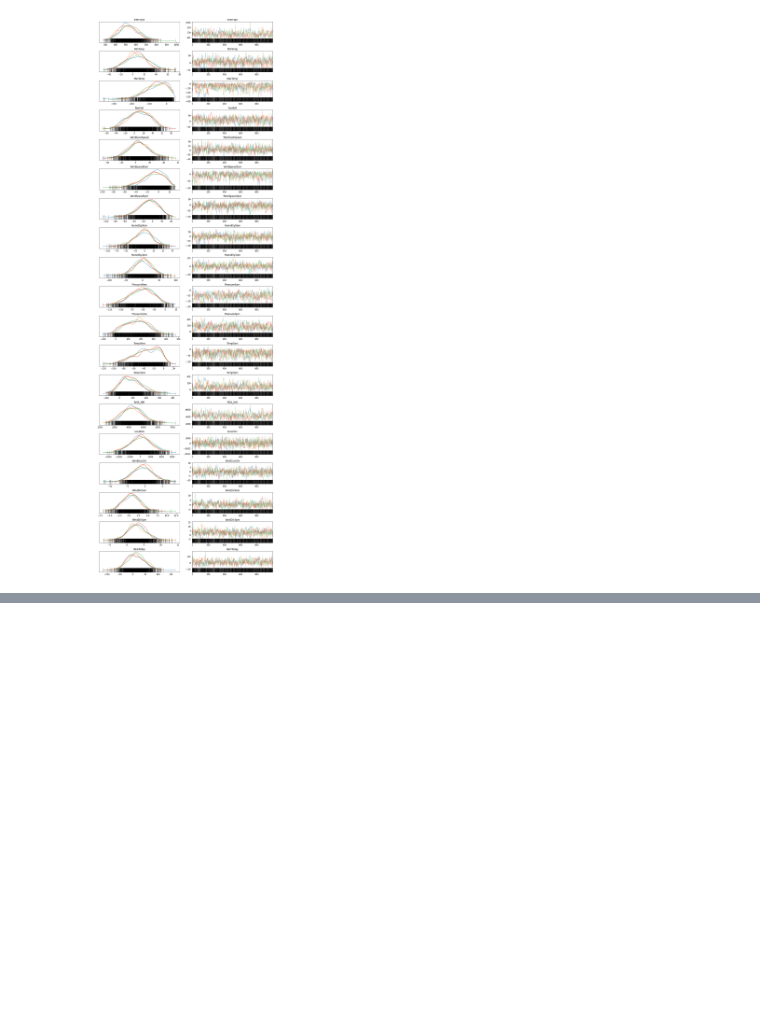
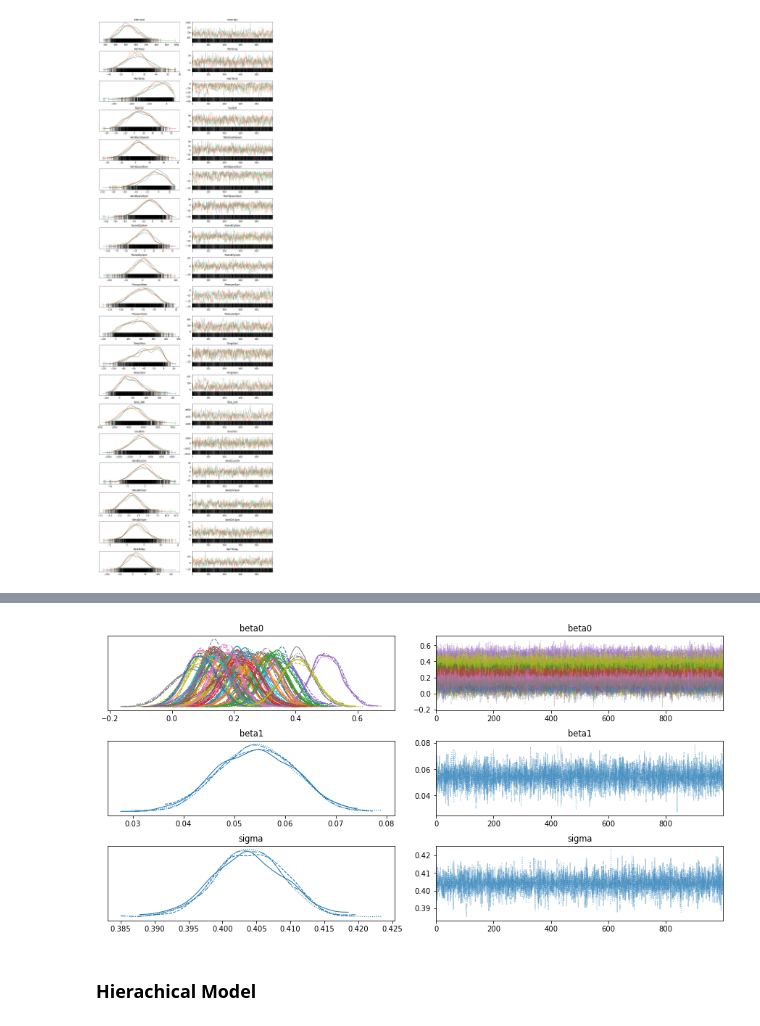
Before and after one commit to gauvand/TextSpamFiltering, a Jupyter notebook: australian_Rain/DataImputation.ipynb, the cells around one changed output, grey strips where cells are left out. Saved outputs shown, nothing was run; the diff lists cells and outputs as text; code cells hidden in the pictures; blank space fills up the shorter version.

Commit message:
new hierchiall and unpooled model with random sampling from dataframe to fix location problem

```diff
--- a/australian_Rain/DataImputation.ipynb
+++ b/australian_Rain/DataImputation.ipynb
@@ -177,0 +180,6 @@ with logistic_model:
+# %%
+Local = aussy_Rain.Location.unique()
+locations = len(Local)
+Location_lookup = dict(zip(Local, range(len(Local))))
+location_Code = aussy_Rain['Location'] = aussy_Rain.Location.replace(Location_lookup).values
+print(aussy_Rain['Location'])
@@ -177,0 +199,11 @@ with logistic_model:
+# %%
+Rainfall = aussy_Rain['Rainfall']
+RainTomorrow =aussy_Rain['RainTomorrow']
+# %%
+with pm.Model() as unpooled_model:
+    beta0 = pm.Normal('beta0', 0, sd=1e5, shape=locations)
+    beta1 = pm.Normal('beta1', 0, sd=1e5)
+    sigma = pm.HalfCauchy('sigma', 5)
+    theta = beta0[location_Code] + beta1*Rainfall
+    y = pm.Normal('y', theta, sd=sigma, observed=RainTomorrow)
+pm.model_to_graphviz(unpooled_model)
@@ -177,0 +212,5 @@ with logistic_model:
+# %%
+with unpooled_model:
+    unpooled_trace = pm.sample(1000, cores = 4, tune=1000)
+    unpooled_idata = az.from_pymc3(unpooled_trace)
+az.summary(unpooled_idata, round_to=2)
@@ -177,0 +241,7 @@ with logistic_model:
+# %%
+with unpooled_model:
+    pm.traceplot(unpooled_trace)
+# %% [output]
+[figure, added]
+# %% [markdown]
+### Hierachical Model
```
Also changed, not shown: parts of 10 cells of this notebook.
